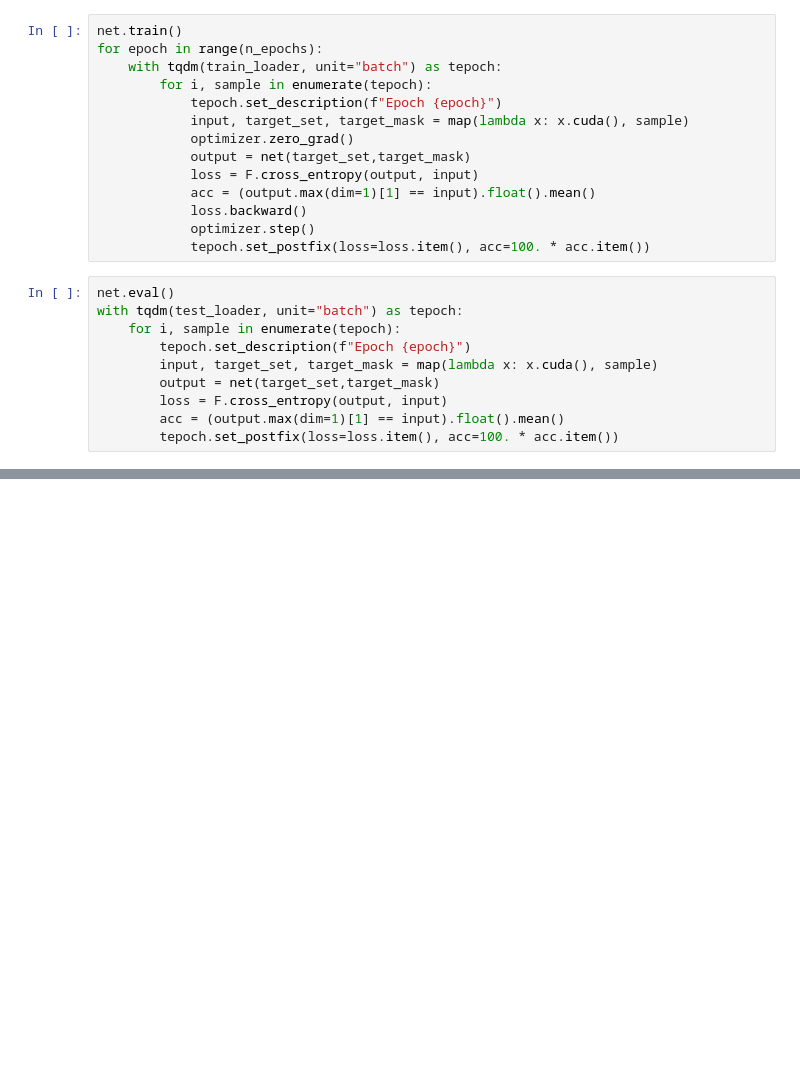
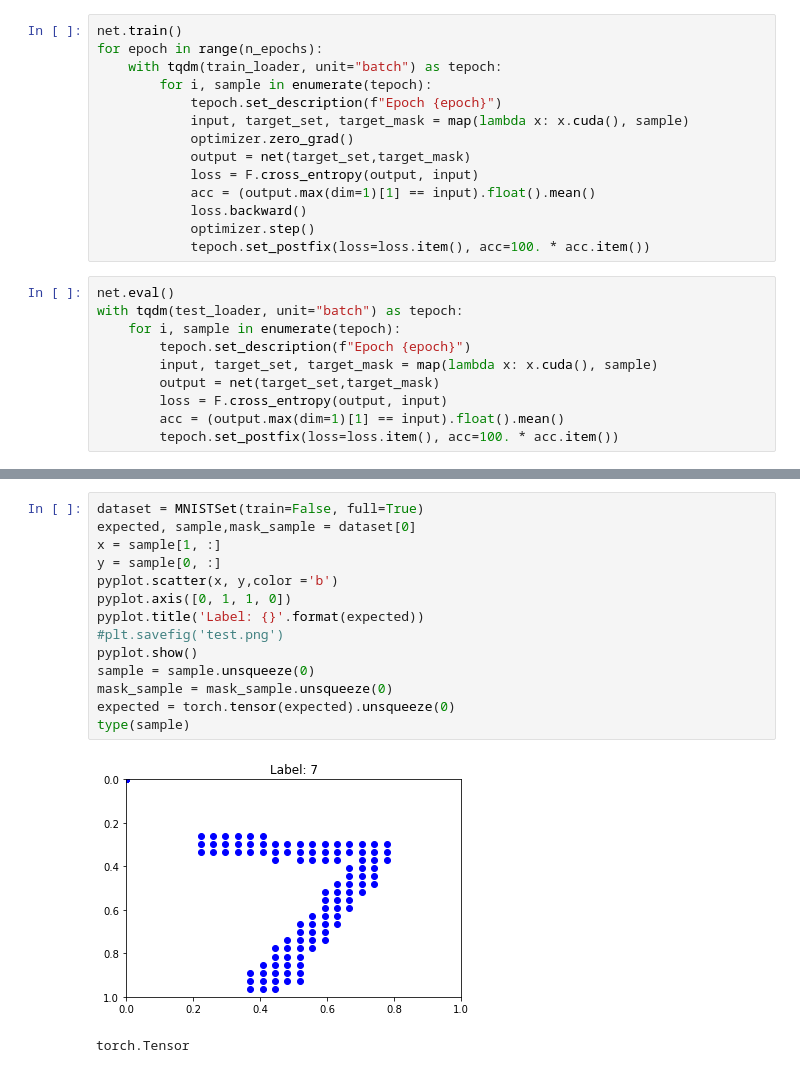
Before and after one commit to AhmedBegggaUA/SetXAI, a Jupyter notebook: src/Clasificador_DeepSet.ipynb, the cells around one changed output, grey strips where cells are left out. Drawn from its saved outputs; the diff is of its cells as text; blank space fills up the shorter version.

```diff
--- a/src/Clasificador_DeepSet.ipynb
+++ b/src/Clasificador_DeepSet.ipynb
@@ -80,0 +180,17 @@ with tqdm(test_loader, unit="batch") as tepoch:
+# %%
+dataset = MNISTSet(train=False, full=True)
+expected, sample,mask_sample = dataset[0]
+x = sample[1, :]
+y = sample[0, :]
+pyplot.scatter(x, y,color ='b')
+pyplot.axis([0, 1, 1, 0])
+pyplot.title('Label: {}'.format(expected))
+#plt.savefig('test.png')
+pyplot.show()
+sample = sample.unsqueeze(0)
+mask_sample = mask_sample.unsqueeze(0)
+expected = torch.tensor(expected).unsqueeze(0)
+type(sample)
+# %% [output]
+[figure, added]
+torch.Tensor
```
Also changed, not shown: parts of 26 cells of this notebook, 11 other files.
